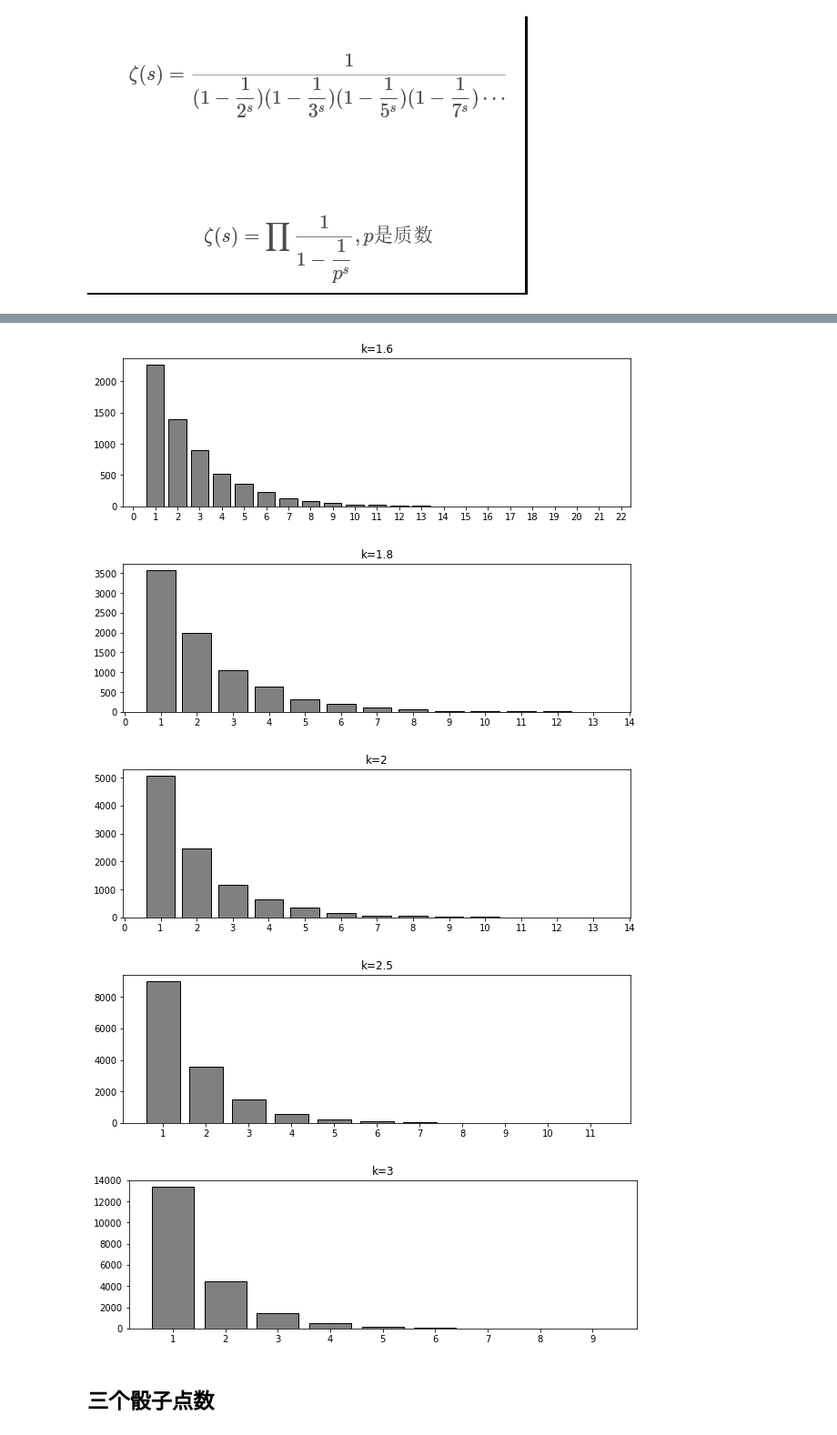
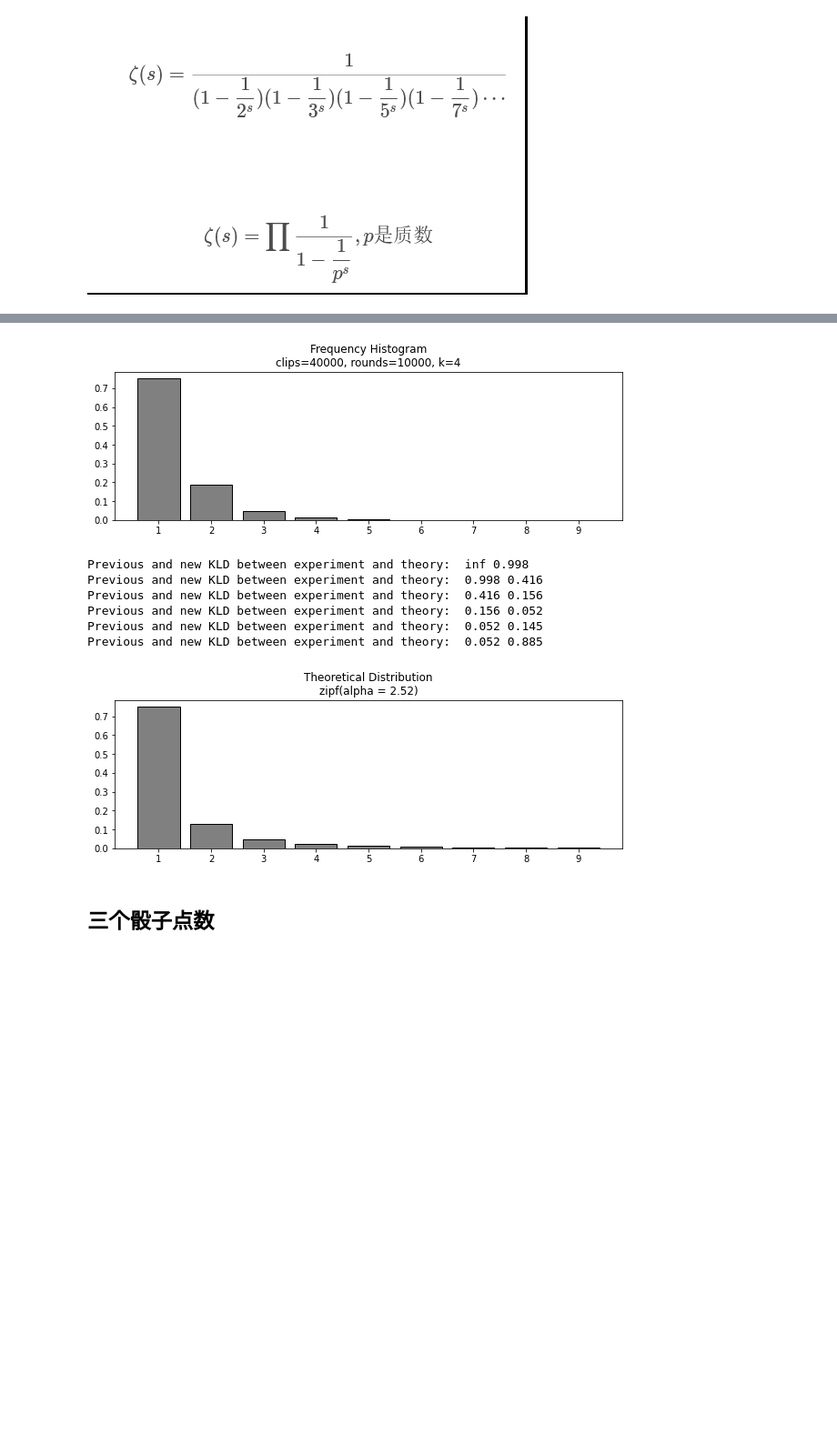
Before and after one commit to zhangys11/mc, a Jupyter notebook: demo.ipynb, the cells around one changed output, grey strips where cells are left out. Shown at 91% size. Saved outputs shown, nothing was run; the diff lists cells and outputs as text; code cells hidden in the pictures; blank space fills up the shorter version.

Commit message:
zipf

```diff
--- a/demo.ipynb
+++ b/demo.ipynb
@@ -125,36 +104,16 @@ for a in [1.1, 1.5, 2,3]:
-# %%
-import collections
-import matplotlib.pyplot as plt
-import matplotlib.ticker as mticker
-
-for k in [1.6, 1.8, 2, 2.5, 3]:
-
-    num_rounds = 10000 # 抽样拼接次数
-    num_clips = int(num_rounds*k) # clip总数，应大于抽样拼接次数，i.e., k > 1
-
-    history = []
-
-    sets = [1]*num_clips
-    for iter in range(num_rounds):
-
-        idx1, idx2 = np.random.choice(range( len(sets)), 2, replace = False)
-        # print(idx1, idx2)
-        sets[idx1] = sets[idx1] + sets[idx2]
-        sets.pop(idx2)
-
-    c = collections.Counter(sets)
-
-    plt.figure(figsize = (10,3))
-    plt.gca().xaxis.set_major_locator(mticker.MultipleLocator(1))
-    plt.bar(c.keys(), c.values(), color = 'gray', edgecolor='black')
-    plt.title("k=" + str(k))
-    plt.show()
-# %% [output]
-[figure, removed]
-[figure, removed]
-[figure, removed]
-[figure, removed]
-[figure, removed]
+# %%
+%run ./src/mc/distributions.py
+
+zipf(num_rounds = 10000, num_clips_k = 4, verbose = True)
+# %% [output]
+[figure, added]
+Previous and new KLD between experiment and theory:  inf 0.998
+Previous and new KLD between experiment and theory:  0.998 0.416
+Previous and new KLD between experiment and theory:  0.416 0.156
+Previous and new KLD between experiment and theory:  0.156 0.052
+Previous and new KLD between experiment and theory:  0.052 0.145
+Previous and new KLD between experiment and theory:  0.052 0.885
+[figure, added]
 # %% [markdown]
 ## 三个骰子点数
 # %% [markdown]
```
Also changed, not shown: parts of 1 cell of this notebook, 1 other file.
